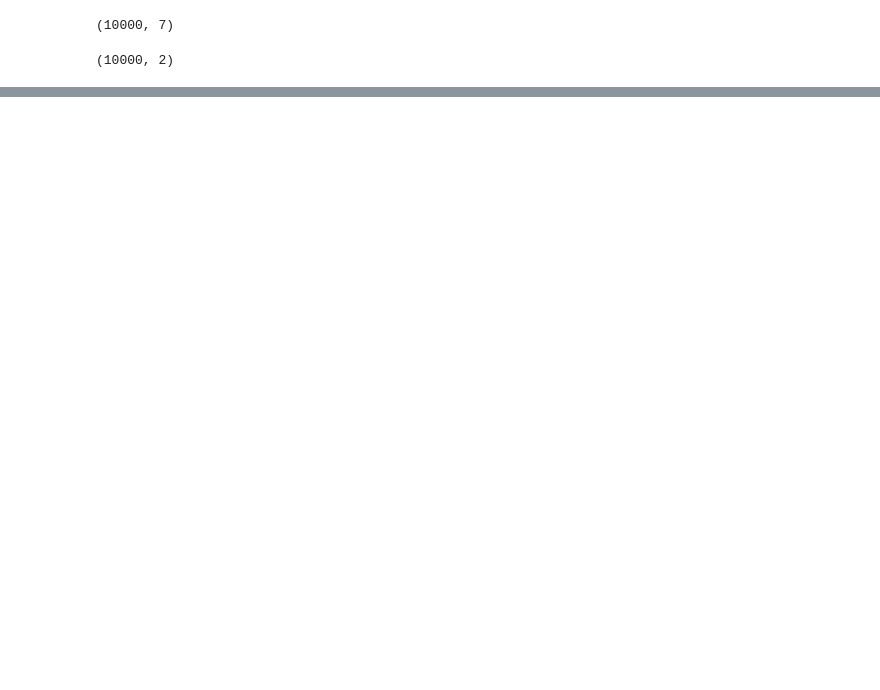
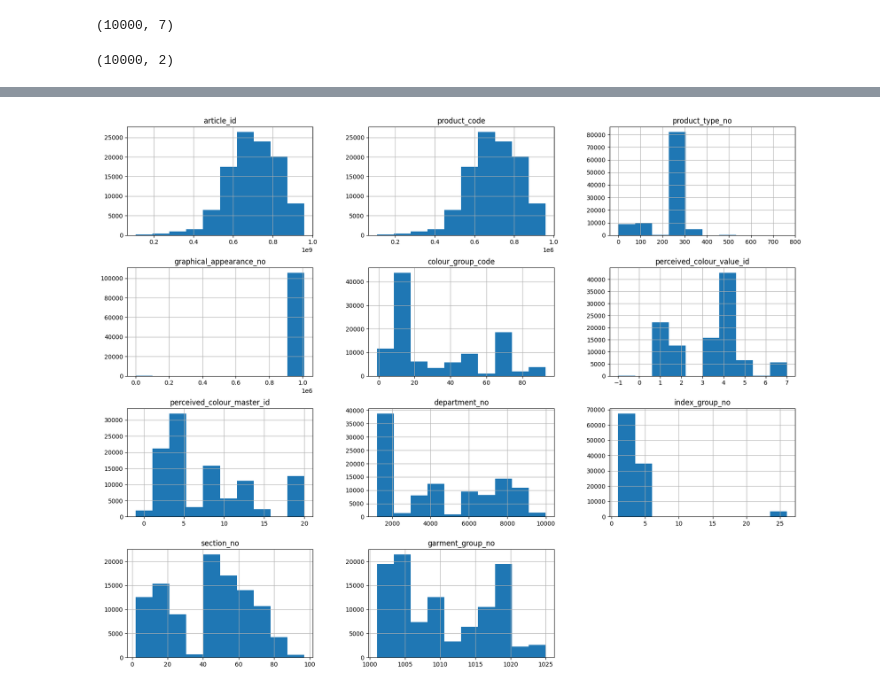
Before and after one commit to ohyu628/HnM, a Jupyter notebook: HnM_EDA/EDA.ipynb, the cells around one changed output, grey strips where cells are left out. Saved outputs shown, nothing was run; the diff lists cells and outputs as text; code cells hidden in the pictures; blank space fills up the shorter version.

Commit message:
project

```diff
--- a/HnM_EDA/EDA.ipynb
+++ b/HnM_EDA/EDA.ipynb
@@ -185,0 +198,7 @@ sample_submission.to_csv('/Users/jimincheol/Documents/Project/H&M_GNN_추ᄎ
+# %%
+import pandas as pd
+
+articles = pd.read_csv('/Users/jimincheol/Documents/Project/H&M_GNN_추천/HnM_Project_data_slicing/articles.csv')
+customers = pd.read_csv('/Users/jimincheol/Documents/Project/H&M_GNN_추천/HnM_Project_data_slicing/customers.csv')
+sample_submission = pd.read_csv('/Users/jimincheol/Documents/Project/H&M_GNN_추천/HnM_Project_data_slicing/sample_submission.csv')
+transactions = pd.read_csv('/Users/jimincheol/Documents/Project/H&M_GNN_추천/HnM_Project_data_slicing/transactions_train.csv')
@@ -185,0 +285,7 @@ sample_submission.to_csv('/Users/jimincheol/Documents/Project/H&M_GNN_추ᄎ
+# %%
+import matplotlib.pyplot as plt
+
+articles.hist(figsize=(20,16))
+plt.show()
+# %% [output]
+[figure, added]
```
Also changed, not shown: parts of 18 cells of this notebook, 29 other files.
